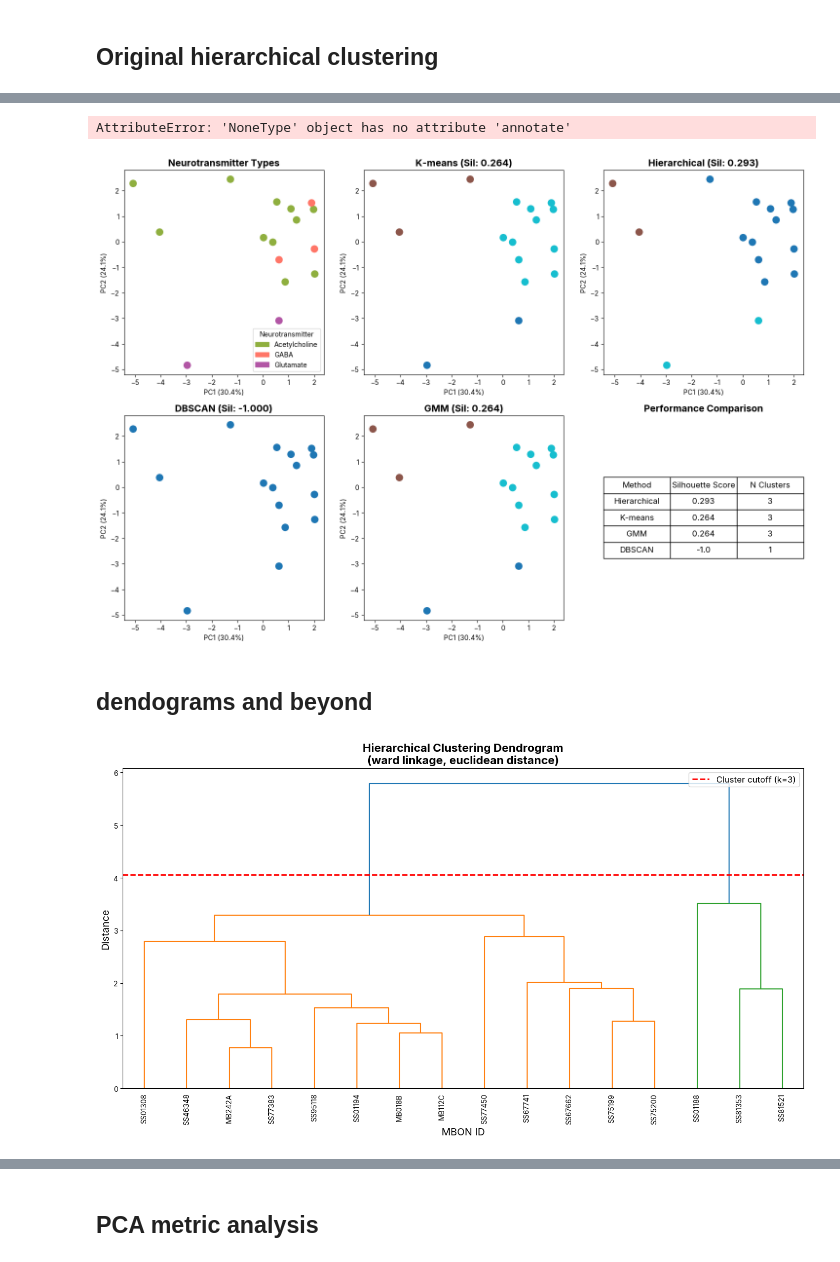
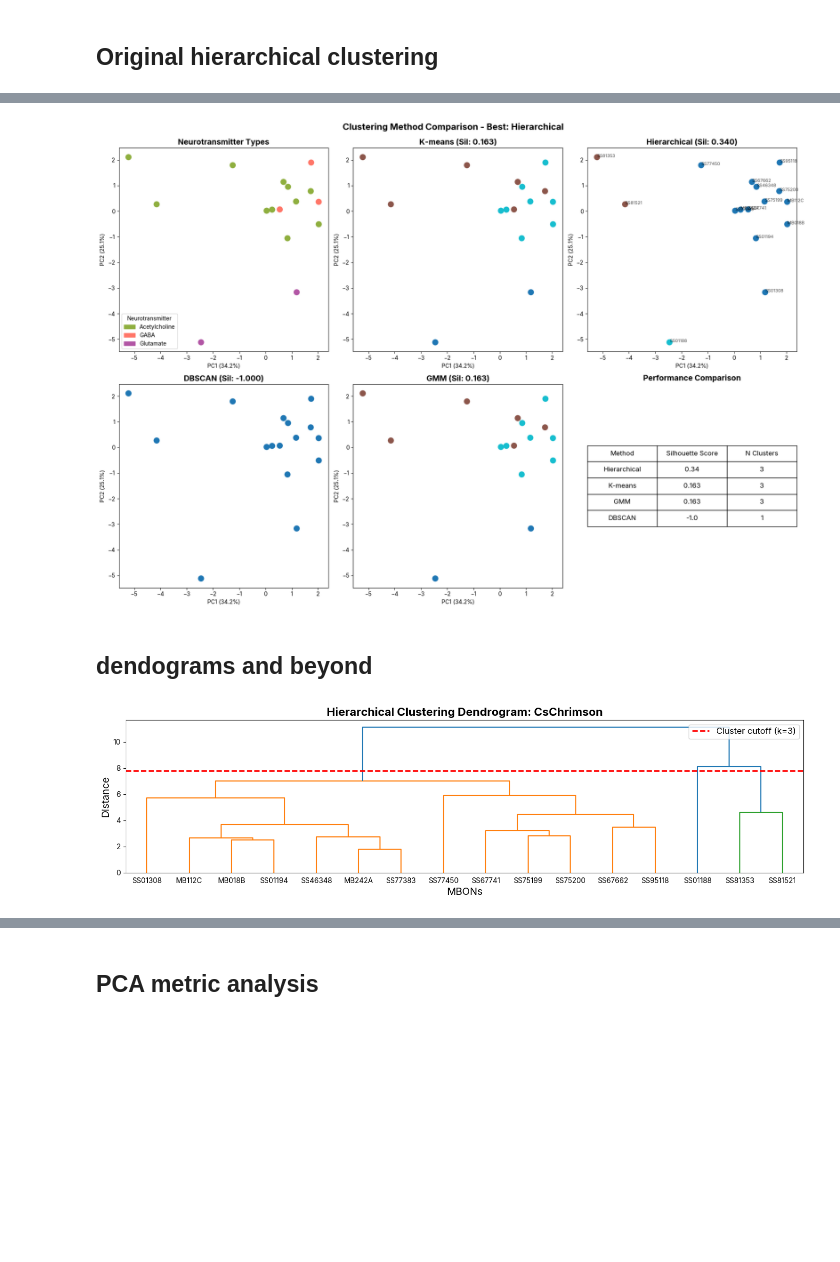
Before and after one commit to lnicole08/OSAR-Nicole-version, a Jupyter notebook: Falling-OSAR Clusteringrelated.ipynb, the cells around one changed output, grey strips where cells are left out. Cells and saved outputs as stored; diff of their text form; code cells hidden in the pictures; blank space fills up the shorter version.

Commit message:
Updates for clustering

```diff
--- a/Falling-OSAR Clusteringrelated.ipynb
+++ b/Falling-OSAR Clusteringrelated.ipynb
@@ -368,0 +345,28 @@ elif mode == "all":
+# %%
+mode = "single"
+
+df_nta = df_neurotrans.drop(columns = ['responder', 'Name'])
+
+df_allmbons = df_nta.set_index('MBON')
+df_nt_singlecell = df_nta[df_nta['MBON'].isin(singlecellmbon)].set_index('MBON')
+df_nt_multicell = df_nta[~df_nta['MBON'].isin(singlecellmbon)].set_index('MBON')
+
+if mode == "single":
+    specificdataset = df_nt_singlecell
+    modename = "Single celled"
+elif mode == "multi":
+    specificdataset = df_nt_multicell
+    modename = "Multi celled"
+elif mode == "all":
+    specificdataset = df_allmbons
+    modename = "Single and Multi-celled"
+
+# metricsidontwant = [ 'Pause position_Δg_Falling',  'Duration of bouts_Δg_Falling','Number of Bouts_Δg_Falling',
+#                     'Max velocity_Δg_Falling', 'Bout speed_Δg_Falling',  'Speed_Δg_Falling', 'Speed ratio_Hg_OSAR',
+#                     'Bout Speed ratio_Hg_OSAR', 'genotypeandresponder']
+
+metricsidontwant = [ 'Pause position_Δg_Falling',  'Duration of bouts_Δg_Falling','Number of Bouts_Δg_Falling',
+                    'Max velocity_Δg_Falling', 'Bout speed_Δg_Falling',  'Speed_Δg_Falling', 'Speed ratio_Hg_OSAR',
+                    'Bout Speed ratio_Hg_OSAR', 'genotypeandresponder', 'PI_Hg_OSAR', 'Light Attraction Index_Hg_OSAR']
+
+datasettouse = specificdataset[[col for col in specificdataset.columns if col not in metricsidontwant]]
@@ -804,16 +1439,15 @@ table.set_fontsize(12)
 table.scale(1, 2)
 axes[1,2].set_title('Performance Comparison', fontsize=14, weight='bold')
 
-# Add MBON labels to best performing plot
 best_ax = None
 if best_method == 'K-means':
     best_ax = axes[0,1]
 elif best_method == 'Hierarchical':
     best_ax = axes[0,2]
-elif best_method == 'DBSCAN':
-    best_ax = axes[1,0]
-elif best_method == 'GMM':
-    best_ax = axes[1,1]
+# elif best_method == 'DBSCAN':
+#     best_ax = axes[1,0]
+# elif best_method == 'GMM':
+#     best_ax = axes[1,1]
 
 if best_ax is not None:
     for i, mbon in enumerate(df_clustermbons_clustered.index):
@@ -825,8 +1459,7 @@ plt.suptitle(f'Clustering Method Comparison - Best: {best_method}', fontsize=16,
 #plt.savefig(filesavedir + date + '_clustering_comparison.png', dpi=600, bbox_inches='tight')
 plt.show()
 # %% [output]
-AttributeError: 'NoneType' object has no attribute 'annotate'
-[figure, old version]
+[figure, new version]
 # %% [markdown]
 ## dendograms and beyond
 # %%
@@ -840,29 +1473,31 @@ connectivity_file = None  # Example: "connectivity_matrix.csv"
 # %%
 from scipy.cluster.hierarchy import dendrogram, linkage, fcluster
 from scipy.spatial.distance import pdist, squareform
 from sklearn.decomposition import PCA
 from sklearn.preprocessing import StandardScaler
 import networkx as nx
 
 df_nt_dendogram = datasettouse.drop(columns=['NT'])
-Z = linkage(df_nt_dendogram, method=linkage_method, metric=distance_metric)
+scaler = StandardScaler()
+df_nt_dendogram_scaled = scaler.fit_transform(df_nt_dendogram)
+Z = linkage(df_nt_dendogram_scaled , method=linkage_method, metric=distance_metric)
 
-plt.figure(figsize=(14, 8))
+plt.figure(figsize=(14, 4))
 dend = dendrogram(Z, labels=df_nt_dendogram.index,
-                  leaf_font_size=10, leaf_rotation=90,
-                  color_threshold=0.7*max(Z[:,2]))
+                  leaf_font_size=10, leaf_rotation=0,
+                  color_threshold=0.66*max(Z[:,2]))
 
-plt.title(f'Hierarchical Clustering Dendrogram\n({linkage_method} linkage, {distance_metric} distance)',
+plt.title(f'Hierarchical Clustering Dendrogram: ' + responderrename,
          fontsize=16, fontweight='bold')
-plt.xlabel('MBON ID', fontsize=14)
+plt.xlabel('MBONs', fontsize=14)
 plt.ylabel('Distance', fontsize=14)
 plt.axhline(y=0.7*max(Z[:,2]), c='red', linestyle='--', linewidth=2,
            label=f'Cluster cutoff (k={n_clusters})')
 plt.legend(fontsize=12)
 plt.tight_layout()
 plt.show()
 # %% [output]
-[figure, old version]
+[figure, new version]
 # %%
 cluster_labels = fcluster(Z, n_clusters, criterion='maxclust')
 
```
Also changed, not shown: parts of 28 cells of this notebook, 3 other files.
